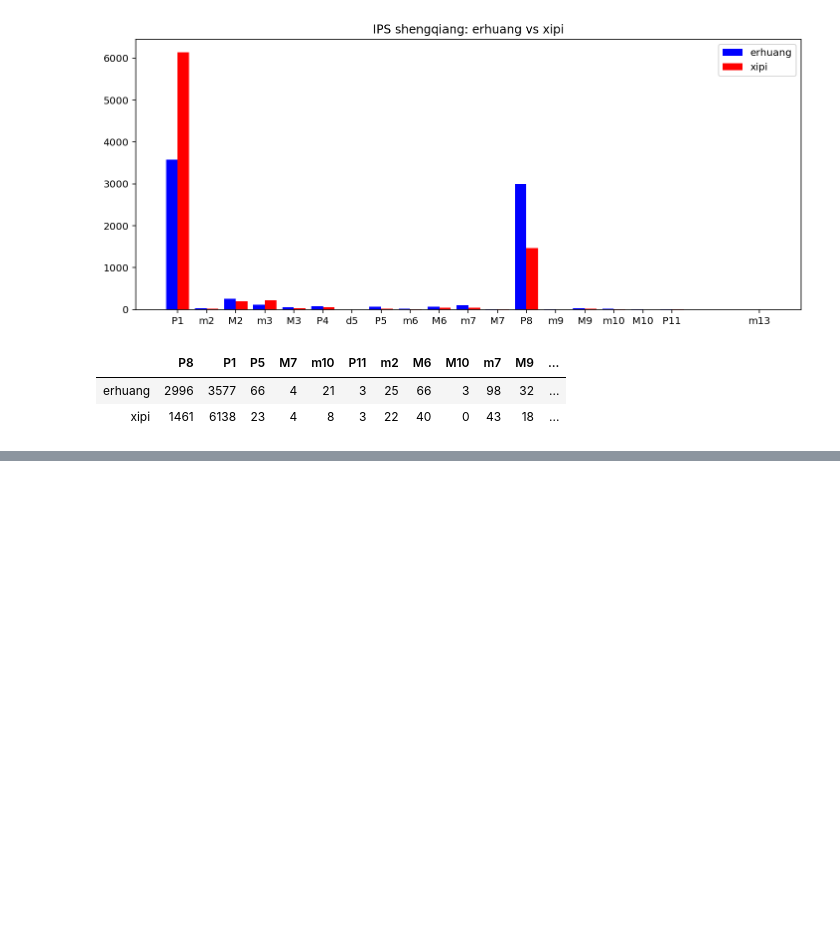
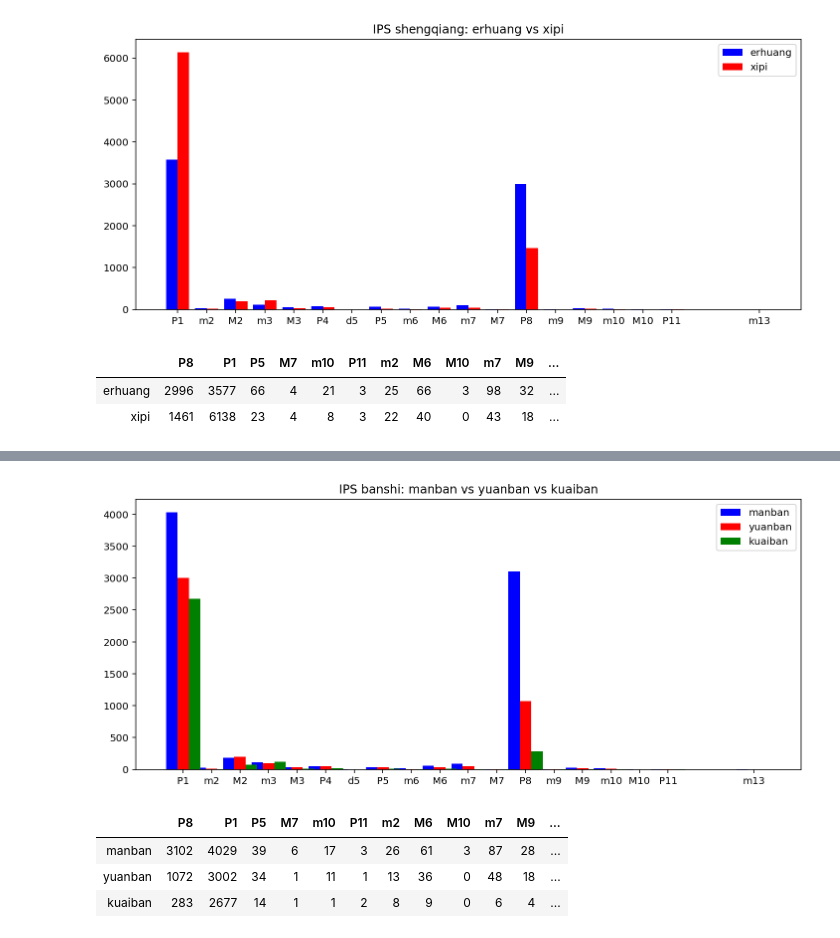
Before and after one commit to robertops18/jingju-intervals, a Jupyter notebook: Analysis of heterophonic pitch synchrony in jingju music.ipynb, the cells around one changed output, grey strips where cells are left out. Cells and saved outputs as stored; diff of their text form; code cells hidden in the pictures; blank space fills up the shorter version.

```diff
--- a/Analysis of heterophonic pitch synchrony in jingju music.ipynb
+++ b/Analysis of heterophonic pitch synchrony in jingju music.ipynb
@@ -504,0 +573,9 @@ compare_shenqiang(ISS, 'ISS shengqiang: erhuang vs xipi')
+# %%
+# IPS: banshi comparative
+compare_banshi(IPS, 'IPS banshi: manban vs yuanban vs kuaiban')
+# %% [output]
+[figure, added]
+|  | P8 | P1 | P5 | M7 | m10 | P11 | m2 | M6 | M10 | m7 | M9 | ... |
+| manban | 3102 | 4029 | 39 | 6 | 17 | 3 | 26 | 61 | 3 | 87 | 28 | ... |
+| yuanban | 1072 | 3002 | 34 | 1 | 11 | 1 | 13 | 36 | 0 | 48 | 18 | ... |
+| kuaiban | 283 | 2677 | 14 | 1 | 1 | 2 | 8 | 9 | 0 | 6 | 4 | ... |
```
Also changed, not shown: parts of 8 cells of this notebook.
